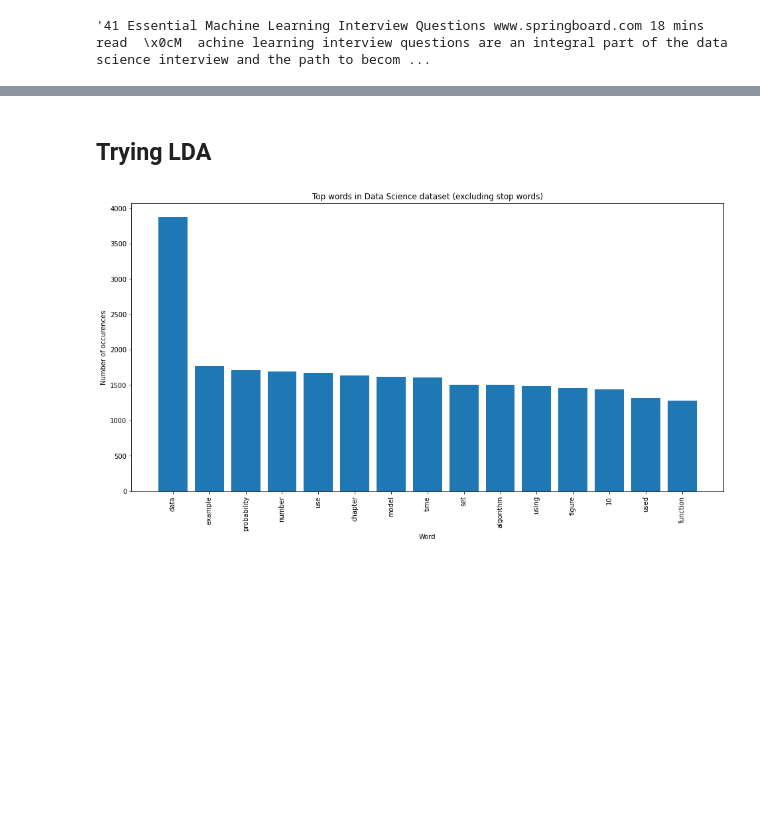
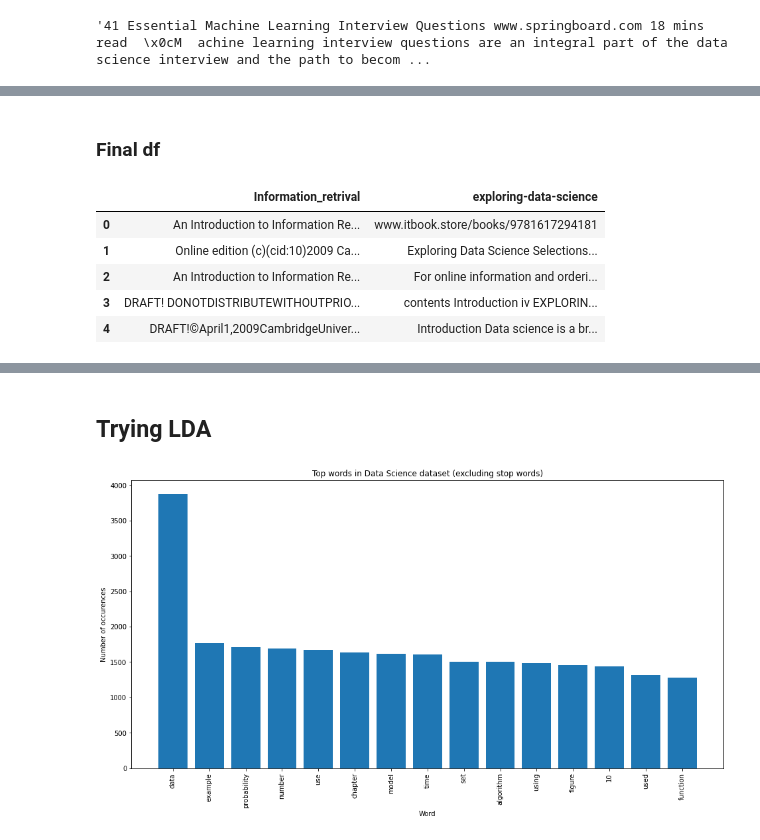
Before and after one commit to kronze1996/Automated-Q-A-System, a Jupyter notebook: Q_A_System_sample_building.ipynb, the cells around one changed output, grey strips where cells are left out. Cells and saved outputs as stored; diff of their text form; code cells hidden in the pictures; blank space fills up the shorter version.

```diff
--- a/Q_A_System_sample_building.ipynb
+++ b/Q_A_System_sample_building.ipynb
@@ -79,0 +185,14 @@ df["Document"][0]
+# %% [markdown]
+### Final df
+# %%
+df1[]
+frames=[df1,df2]
+df=pd.concat(frames, axis=1)
+df.head()
+# %% [output]
+|  | Information_retrival | exploring-data-science |
+| 0 | An Introduction to Information Re... | www.itbook.store/books/9781617294181 |
+| 1 | Online edition (c)(cid:10)2009 Ca... | Exploring Data Science Selections... |
+| 2 | An Introduction to Information Re... | For online information and orderi... |
+| 3 | DRAFT! DONOTDISTRIBUTEWITHOUTPRIO... | contents Introduction iv EXPLORIN... |
+| 4 | DRAFT!©April1,2009CambridgeUniver... | Introduction Data science is a br... |
```
Also changed, not shown: parts of 21 cells of this notebook.
